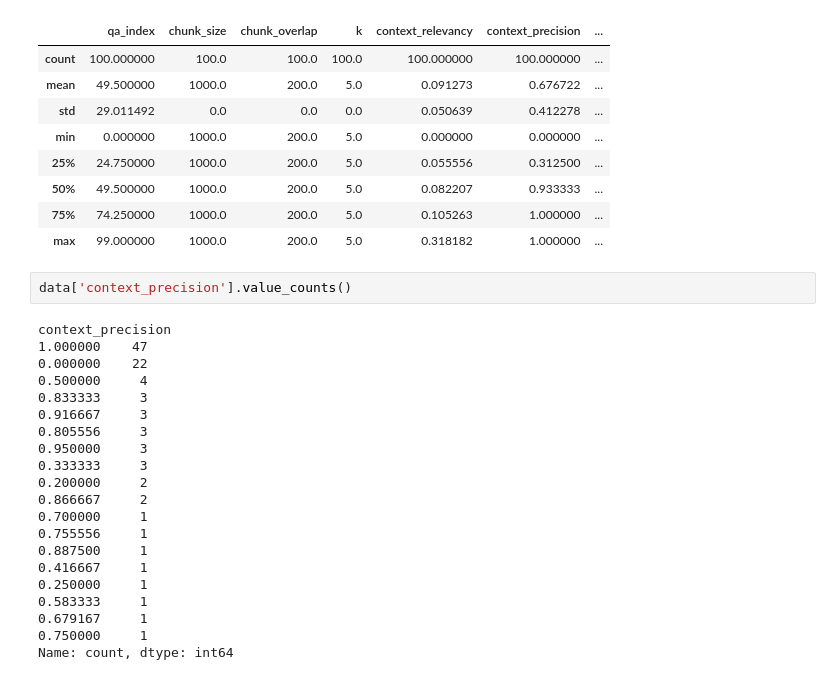
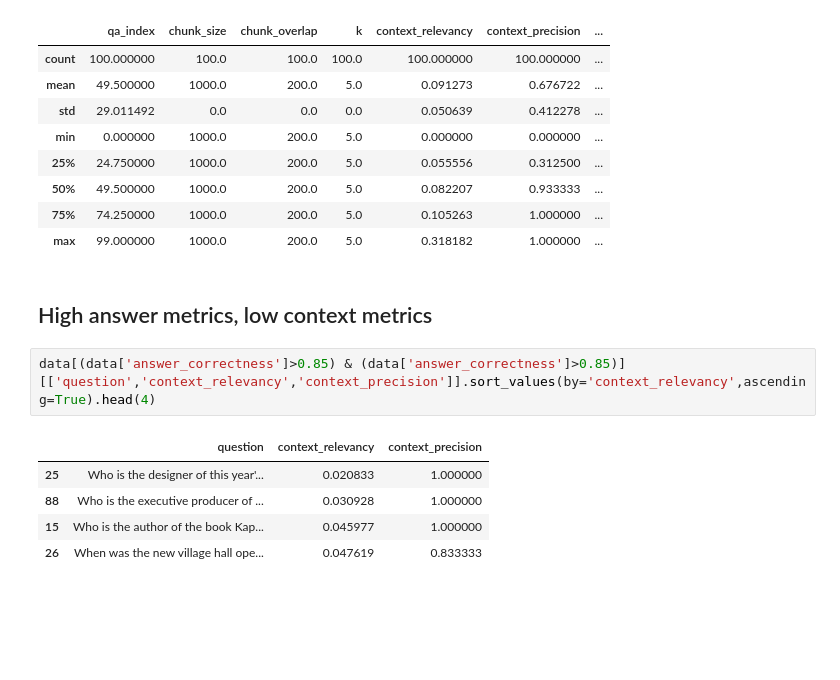
Before and after one commit to NU-MSAI-Practicum/advanced_rag_team_twain, a Jupyter notebook: eval_analysis.ipynb, the cells around one changed output. Saved outputs shown, nothing was run; the diff lists cells and outputs as text; blank space fills up the shorter version.

```diff
--- a/eval_analysis.ipynb
+++ b/eval_analysis.ipynb
@@ -17,26 +40,13 @@ data.describe()
 | 50% | 49.500000 | 1000.0 | 200.0 | 5.0 | 0.082207 | 0.933333 | ... |
 | 75% | 74.250000 | 1000.0 | 200.0 | 5.0 | 0.105263 | 1.000000 | ... |
 | max | 99.000000 | 1000.0 | 200.0 | 5.0 | 0.318182 | 1.000000 | ... |
-# %%
-data['context_precision'].value_counts()
-# %% [output]
-context_precision
-1.000000    47
-0.000000    22
-0.500000     4
-0.833333     3
-0.916667     3
-0.805556     3
-0.950000     3
-0.333333     3
-0.200000     2
-0.866667     2
-0.700000     1
-0.755556     1
-0.887500     1
-0.416667     1
-0.250000     1
-0.583333     1
-0.679167     1
-0.750000     1
-Name: count, dtype: int64
+# %% [markdown]
+## High answer metrics, low context metrics
+# %%
+data[(data['answer_correctness']>0.85) & (data['answer_correctness']>0.85)][['question','context_relevancy','context_precision']].sort_values(by='context_relevancy',ascending=True).head(4)
+# %% [output]
+|  | question | context_relevancy | context_precision |
+| 25 | Who is the designer of this year'... | 0.020833 | 1.000000 |
+| 88 | Who is the executive producer of ... | 0.030928 | 1.000000 |
+| 15 | Who is the author of the book Kap... | 0.045977 | 1.000000 |
+| 26 | When was the new village hall ope... | 0.047619 | 0.833333 |
```
Also changed, not shown: parts of 19 cells of this notebook, 1 other file.
